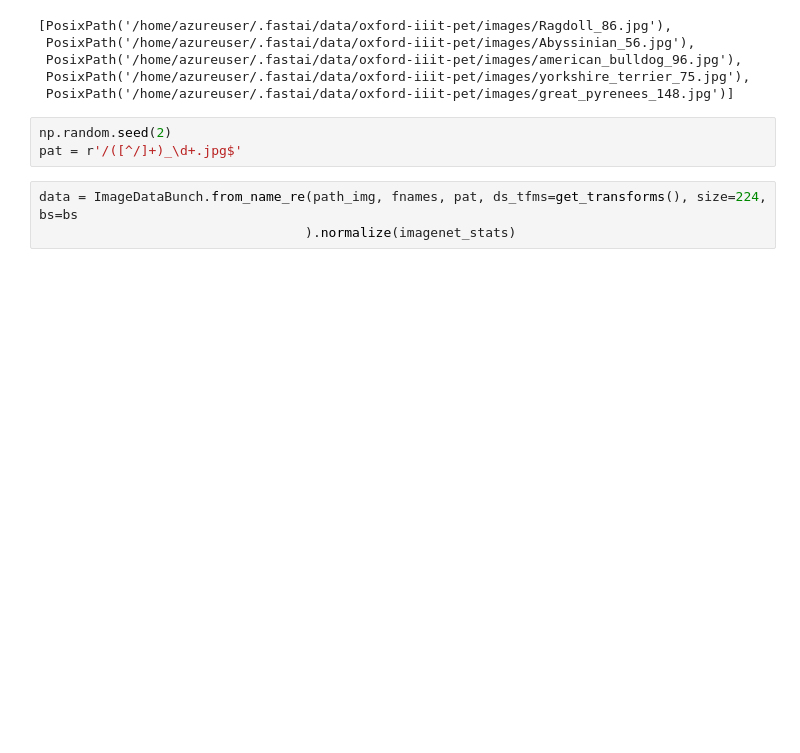
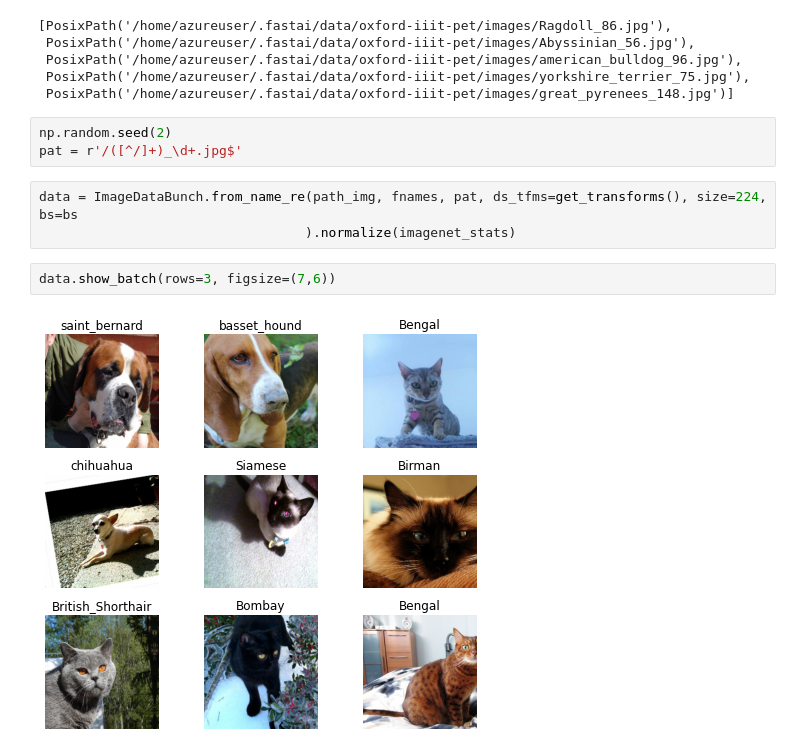
Before and after one commit to kjcho92/projects, a Jupyter notebook: aznb/lesson4.ipynb, the cells around one changed output. Saved outputs shown, nothing was run; the diff lists cells and outputs as text; blank space fills up the shorter version.

```diff
--- a/aznb/lesson4.ipynb
+++ b/aznb/lesson4.ipynb
@@ -74,3 +74,7 @@ pat = r'/([^/]+)_\d+.jpg$'
 # %%
 data = ImageDataBunch.from_name_re(path_img, fnames, pat, ds_tfms=get_transforms(), size=224, bs=bs
                                   ).normalize(imagenet_stats)
+# %%
+data.show_batch(rows=3, figsize=(7,6))
+# %% [output]
+[figure, added]
```
